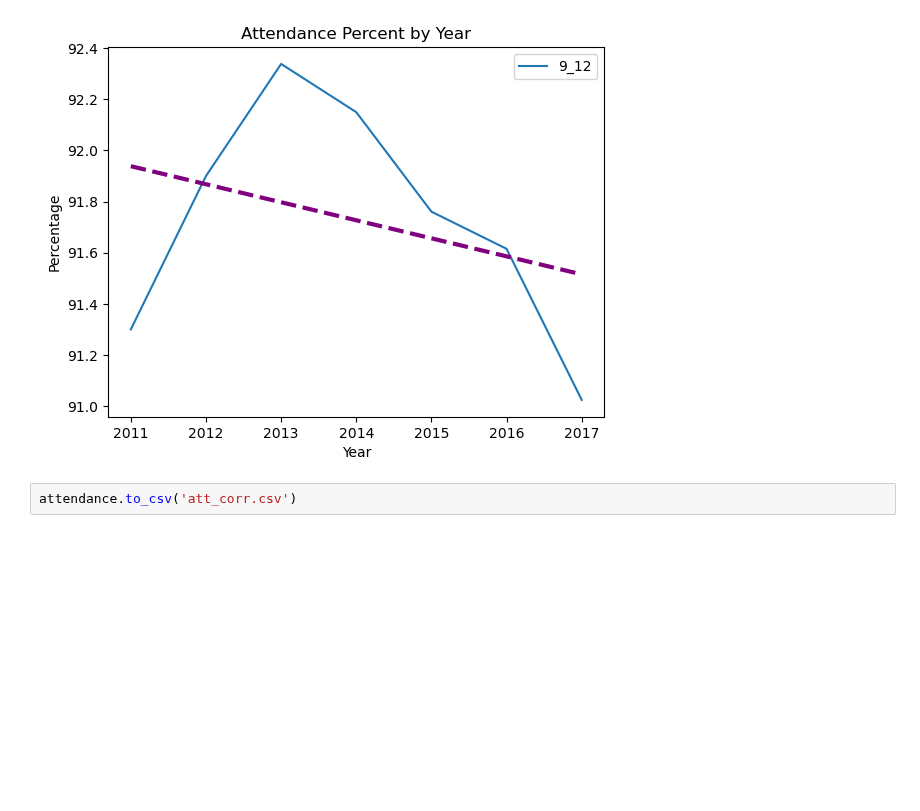
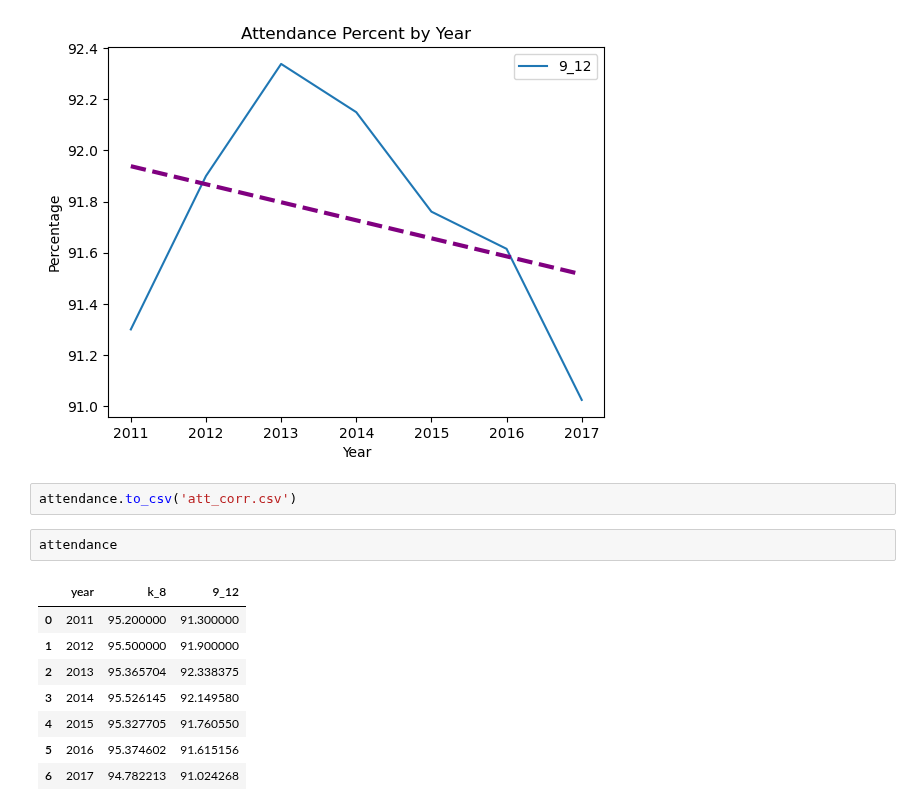
Before and after one commit to jwhankins177/capstone-budget-impact-jupyternb-python, a Jupyter notebook: notebooks/attendance.ipynb, the cells around one changed output. Drawn from its saved outputs; the diff is of its cells as text; blank space fills up the shorter version.

```diff
--- a/notebooks/attendance.ipynb
+++ b/notebooks/attendance.ipynb
@@ -304,3 +304,14 @@ plt.xticks(x3)
 [figure]
 # %%
 attendance.to_csv('att_corr.csv')
+# %%
+attendance
+# %% [output]
+|  | year | k_8 | 9_12 |
+| 0 | 2011 | 95.200000 | 91.300000 |
+| 1 | 2012 | 95.500000 | 91.900000 |
+| 2 | 2013 | 95.365704 | 92.338375 |
+| 3 | 2014 | 95.526145 | 92.149580 |
+| 4 | 2015 | 95.327705 | 91.760550 |
+| 5 | 2016 | 95.374602 | 91.615156 |
+| 6 | 2017 | 94.782213 | 91.024268 |
```
Also changed, not shown: 13 other files.
